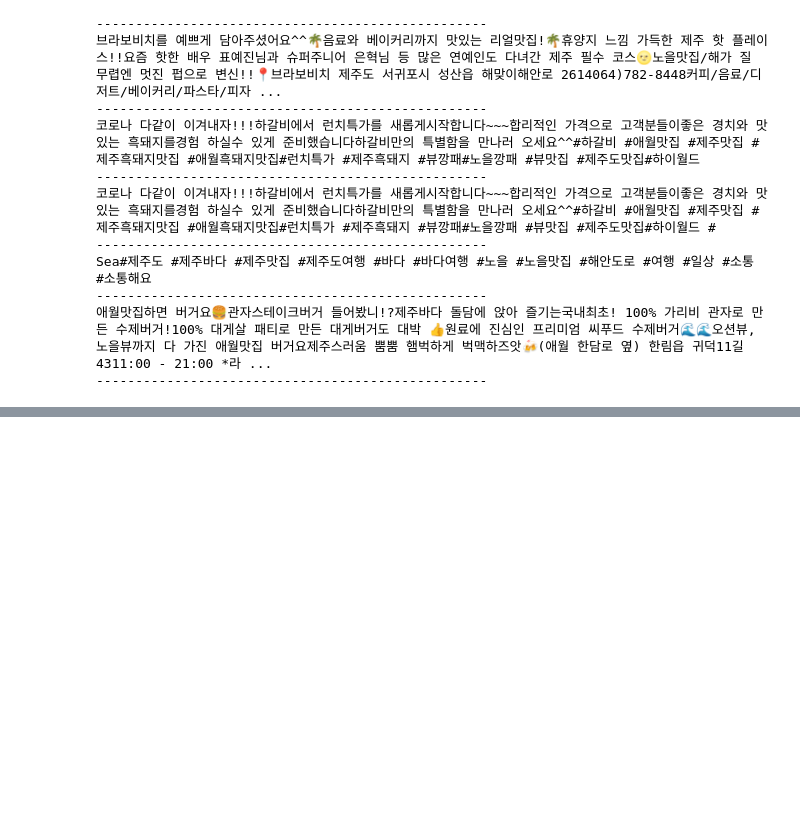
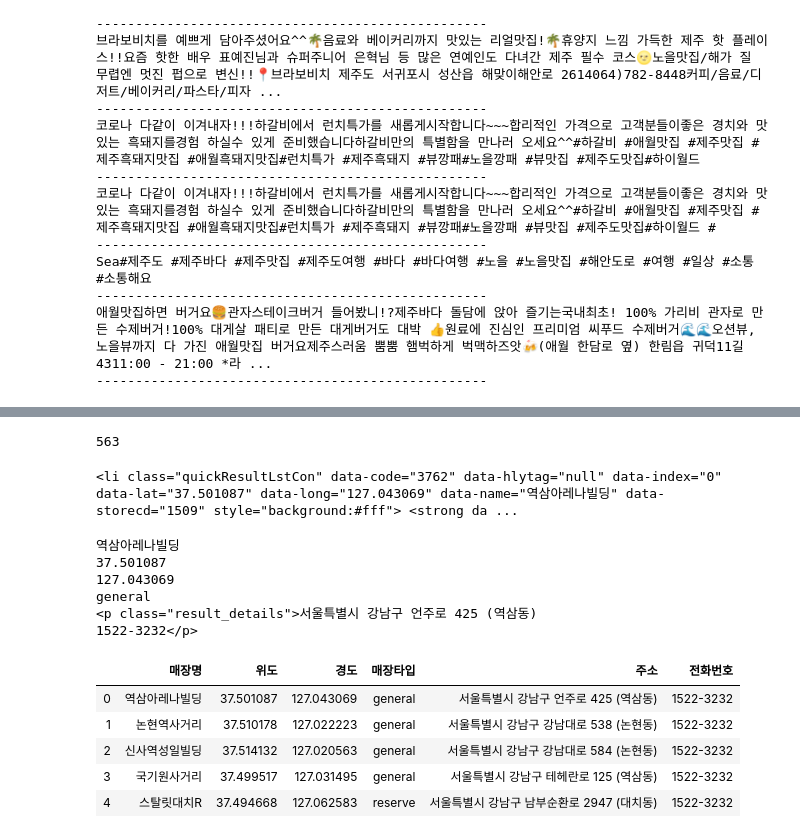
Before and after one commit to hemni28/datasalon_practice, a Jupyter notebook: Practice.ipynb, the cells around one changed output, grey strips where cells are left out. Saved outputs shown, nothing was run; the diff lists cells and outputs as text; code cells hidden in the pictures; blank space fills up the shorter version.

```diff
--- a/Practice.ipynb
+++ b/Practice.ipynb
@@ -1128,0 +1151,56 @@ for select_word in select_word_list:
+# %%
+html = driver.page_source
+soup = BeautifulSoup(html, 'html.parser')
+# %%
+starbucks_soup_list = soup.select('li.quickResultLstCon')
+print(len(starbucks_soup_list))
+# %% [output]
+563
+# %%
+starbucks_soup_list[0]
+# %% [output]
+<li class="quickResultLstCon" data-code="3762" data-hlytag="null" data-index="0" data-lat="37.501087" data-long="127.043069" data-name="역삼아레나빌딩" data-storecd="1509" style="background:#fff"> <strong da ...
+# %%
+starbucks_store = starbucks_soup_list[0]
+name = starbucks_store.select('strong')[0].text.strip() # 공백제거
+lat = starbucks_store['data-lat'].strip()
+lng = starbucks_store['data-long'].strip()
+store_type = starbucks_store.select('i')[0]['class'][0][4:]
+address = str(starbucks_store.select('p.result_details')[0]).split('<br/>')[0].split('>')[1]
+tel = str(starbucks_store.select('p.result_details')[0]).split('<br/>')[1].split('<')[0]
+
+print(name)
+print(lat)
+print(lng)
+print(store_type)
+print(address)
+print(tel)
+# %% [output]
+역삼아레나빌딩
+37.501087
+127.043069
+general
+<p class="result_details">서울특별시 강남구 언주로 425 (역삼동)
+1522-3232</p>
+# %%
+starbucks_list = []
+for item in starbucks_soup_list:
+    name = item.select('strong')[0].text.strip() # 공백제거
+    lat = item['data-lat'].strip()
+    lng = item['data-long'].strip()
+    store_type = item.select('i')[0]['class'][0][4:]
+    address = str(item.select('p.result_details')[0]).split('<br/>')[0].split('>')[1]
+    tel = str(item.select('p.result_details')[0]).split('<br/>')[1].split('<')[0]
+
+    starbucks_list.append([name, lat, lng, store_type, address, tel])
+# %%
+columns = ['매장명', '위도', '경도', '매장타입', '주소', '전화번호']
+seoul_starbucks_df = pd.DataFrame(starbucks_list, columns=columns)
+seoul_starbucks_df.head()
+# %% [output]
+|  | 매장명 | 위도 | 경도 | 매장타입 | 주소 | 전화번호 |
+| 0 | 역삼아레나빌딩 | 37.501087 | 127.043069 | general | 서울특별시 강남구 언주로 425 (역삼동) | 1522-3232 |
+| 1 | 논현역사거리 | 37.510178 | 127.022223 | general | 서울특별시 강남구 강남대로 538 (논현동) | 1522-3232 |
+| 2 | 신사역성일빌딩 | 37.514132 | 127.020563 | general | 서울특별시 강남구 강남대로 584 (논현동) | 1522-3232 |
+| 3 | 국기원사거리 | 37.499517 | 127.031495 | general | 서울특별시 강남구 테헤란로 125 (역삼동) | 1522-3232 |
+| 4 | 스탈릿대치R | 37.494668 | 127.062583 | reserve | 서울특별시 강남구 남부순환로 2947 (대치동) | 1522-3232 |
```
Also changed, not shown: parts of 9 cells of this notebook, 1 other file.
